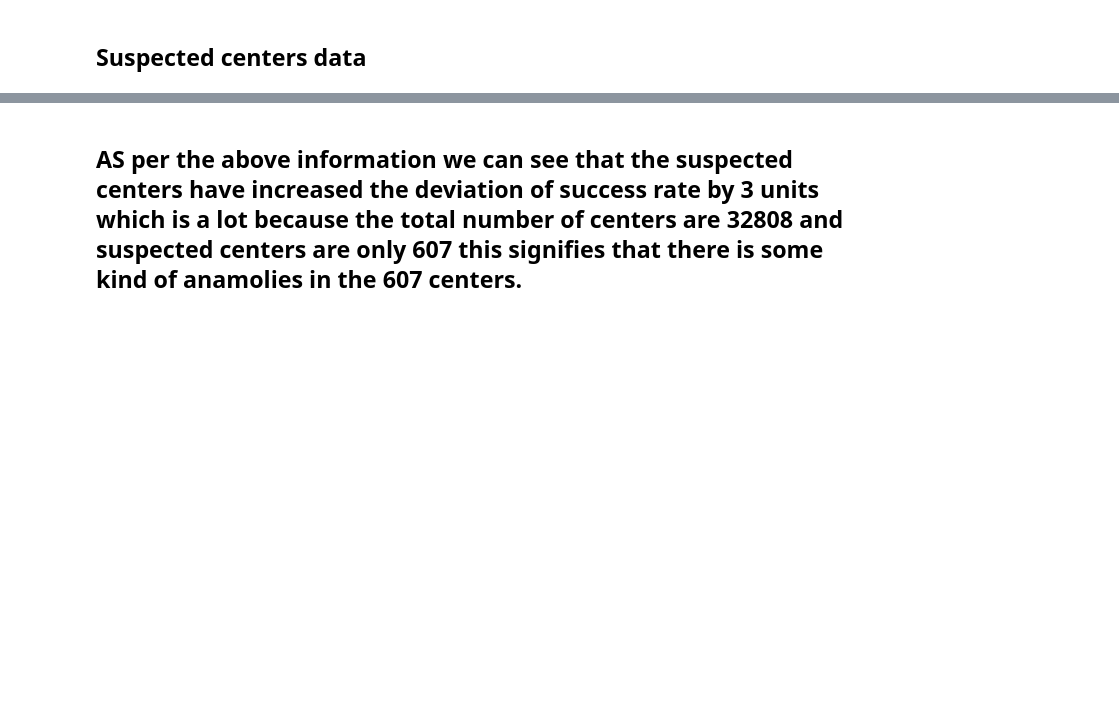
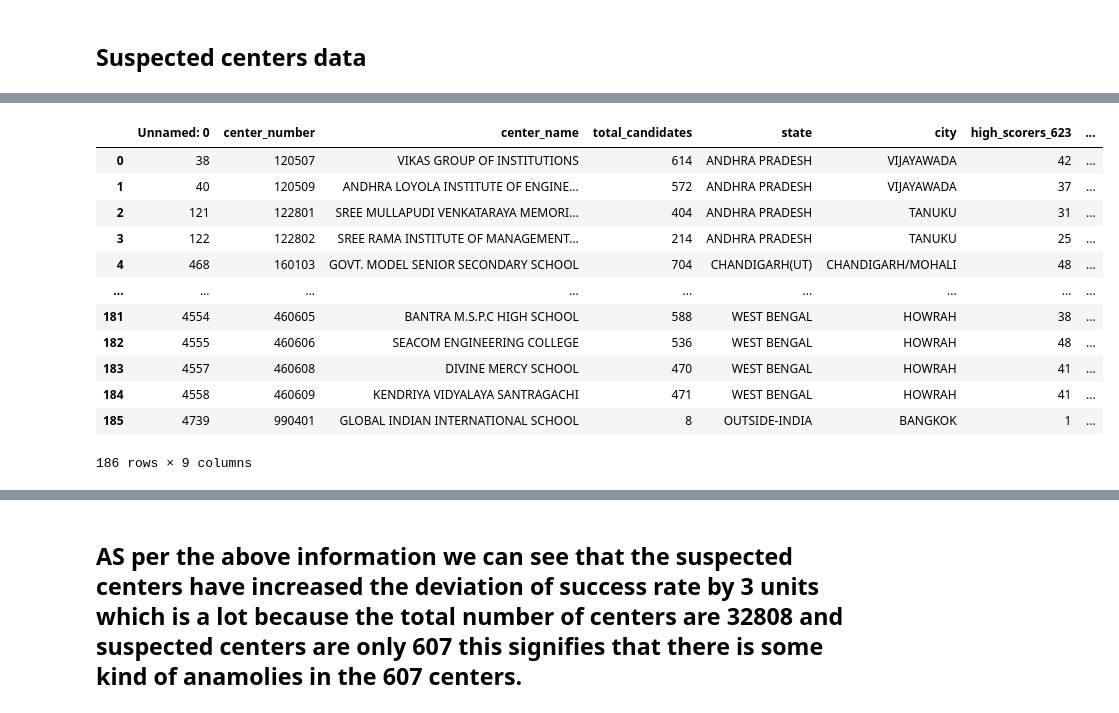
Before and after one commit to GomesAdhikari/NEET-data-2024-NTA-analysis, a Jupyter notebook: comparision.ipynb, the cells around one changed output, grey strips where cells are left out. Saved outputs shown, nothing was run; the diff lists cells and outputs as text; code cells hidden in the pictures; blank space fills up the shorter version.

```diff
--- a/comparision.ipynb
+++ b/comparision.ipynb
@@ -32 +44,17 @@ df_1[df_1['Success rate']>85]
+# %%
+df_1
+# %% [output]
+|  | Unnamed: 0 | center_number | center_name | total_candidates | state | city | high_scorers_623 | ... |
+| 0 | 38 | 120507 | VIKAS GROUP OF INSTITUTIONS | 614 | ANDHRA PRADESH | VIJAYAWADA | 42 | ... |
+| 1 | 40 | 120509 | ANDHRA LOYOLA INSTITUTE OF ENGINE... | 572 | ANDHRA PRADESH | VIJAYAWADA | 37 | ... |
+| 2 | 121 | 122801 | SREE MULLAPUDI VENKATARAYA MEMORI... | 404 | ANDHRA PRADESH | TANUKU | 31 | ... |
+| 3 | 122 | 122802 | SREE RAMA INSTITUTE OF MANAGEMENT... | 214 | ANDHRA PRADESH | TANUKU | 25 | ... |
+| 4 | 468 | 160103 | GOVT. MODEL SENIOR SECONDARY SCHOOL | 704 | CHANDIGARH(UT) | CHANDIGARH/MOHALI | 48 | ... |
+| ... | ... | ... | ... | ... | ... | ... | ... | ... |
+| 181 | 4554 | 460605 | BANTRA M.S.P.C HIGH SCHOOL | 588 | WEST BENGAL | HOWRAH | 38 | ... |
+| 182 | 4555 | 460606 | SEACOM ENGINEERING COLLEGE | 536 | WEST BENGAL | HOWRAH | 48 | ... |
+| 183 | 4557 | 460608 | DIVINE MERCY SCHOOL | 470 | WEST BENGAL | HOWRAH | 41 | ... |
+| 184 | 4558 | 460609 | KENDRIYA VIDYALAYA SANTRAGACHI | 471 | WEST BENGAL | HOWRAH | 41 | ... |
+| 185 | 4739 | 990401 | GLOBAL INDIAN INTERNATIONAL SCHOOL | 8 | OUTSIDE-INDIA | BANGKOK | 1 | ... |
+186 rows × 9 columns
 # %%
```
Also changed, not shown: parts of 13 cells of this notebook, 2 other files.
